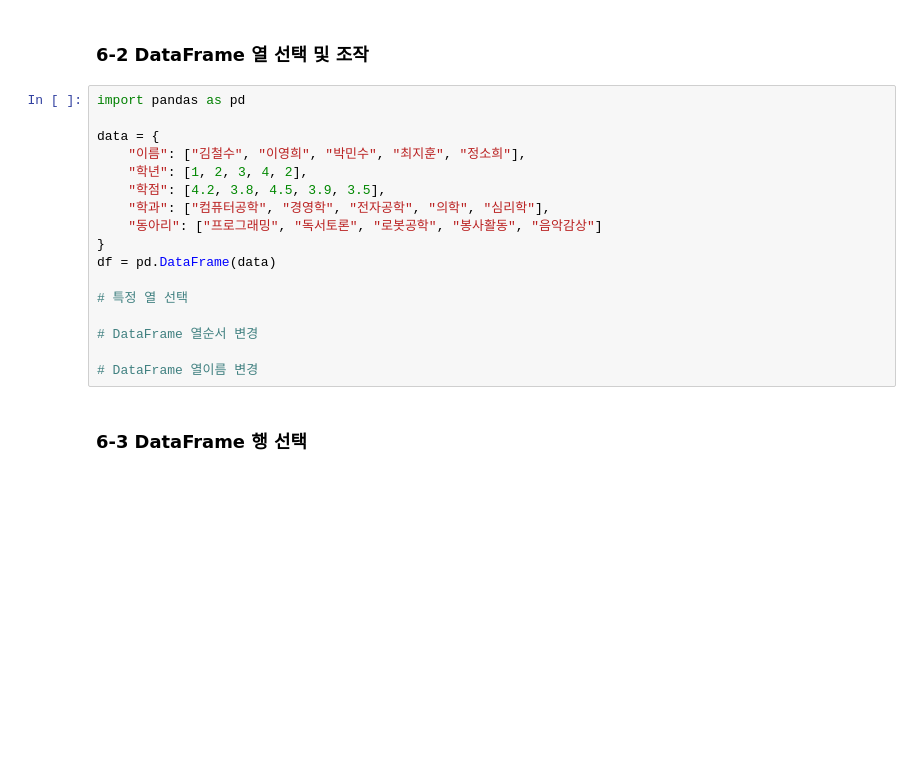
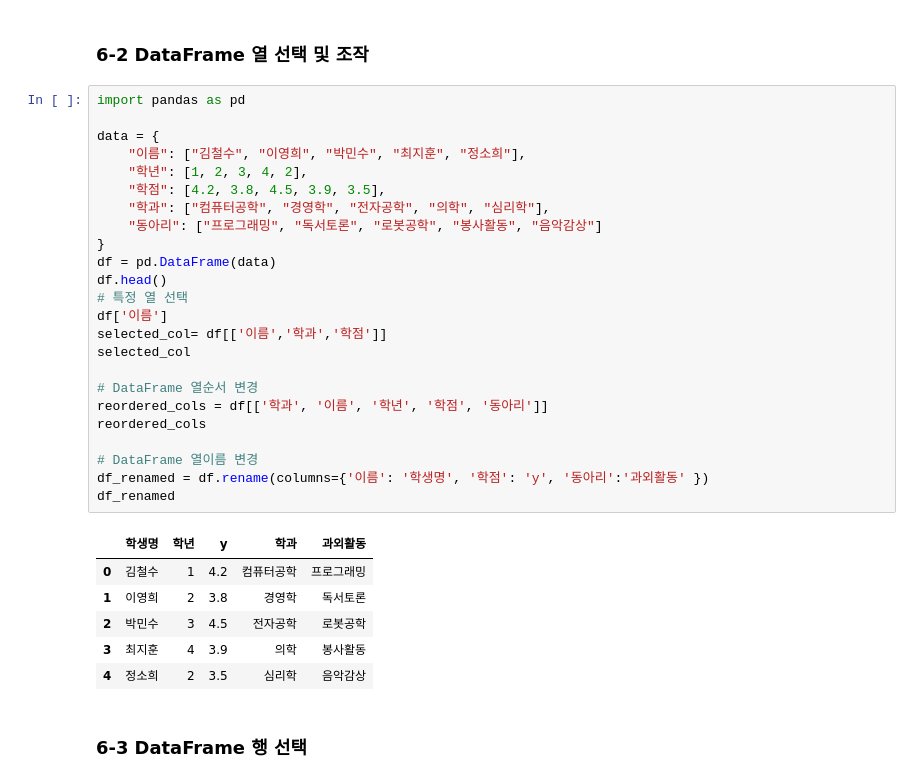
Before and after one commit to wichung/Data-Analysis-with-Open-Source, a Jupyter notebook: 오픈소스_데이터_분석_6강.ipynb, the cells around one changed output. Drawn from its saved outputs; the diff is of its cells as text; blank space fills up the shorter version.

```diff
--- a/오픈소스_데이터_분석_6강.ipynb
+++ b/오픈소스_데이터_분석_6강.ipynb
@@ -46,20 +46,34 @@ dtype: float64
 # %%
 import pandas as pd
 
 data = {
     "이름": ["김철수", "이영희", "박민수", "최지훈", "정소희"],
     "학년": [1, 2, 3, 4, 2],
     "학점": [4.2, 3.8, 4.5, 3.9, 3.5],
     "학과": ["컴퓨터공학", "경영학", "전자공학", "의학", "심리학"],
     "동아리": ["프로그래밍", "독서토론", "로봇공학", "봉사활동", "음악감상"]
 }
 df = pd.DataFrame(data)
-
+df.head()
 # 특정 열 선택
+df['이름']
+selected_col= df[['이름','학과','학점']]
+selected_col
 
 # DataFrame 열순서 변경
+reordered_cols = df[['학과', '이름', '학년', '학점', '동아리']]
+reordered_cols
 
 # DataFrame 열이름 변경
+df_renamed = df.rename(columns={'이름': '학생명', '학점': 'y', '동아리':'과외활동' })
+df_renamed
+# %% [output]
+|  | 학생명 | 학년 | y | 학과 | 과외활동 |
+| 0 | 김철수 | 1 | 4.2 | 컴퓨터공학 | 프로그래밍 |
+| 1 | 이영희 | 2 | 3.8 | 경영학 | 독서토론 |
+| 2 | 박민수 | 3 | 4.5 | 전자공학 | 로봇공학 |
+| 3 | 최지훈 | 4 | 3.9 | 의학 | 봉사활동 |
+| 4 | 정소희 | 2 | 3.5 | 심리학 | 음악감상 |
 # %% [markdown]
 ### 6-3 DataFrame 행 선택
 # %%
```
Also changed, not shown: parts of 6 cells of this notebook.
